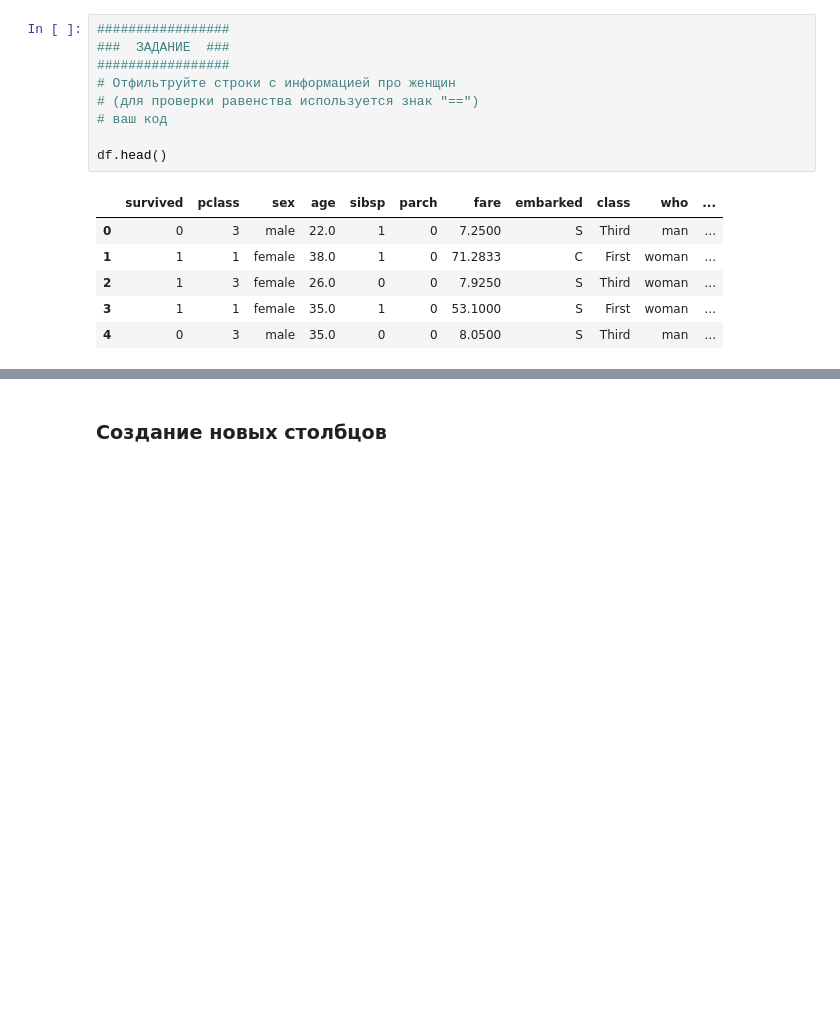
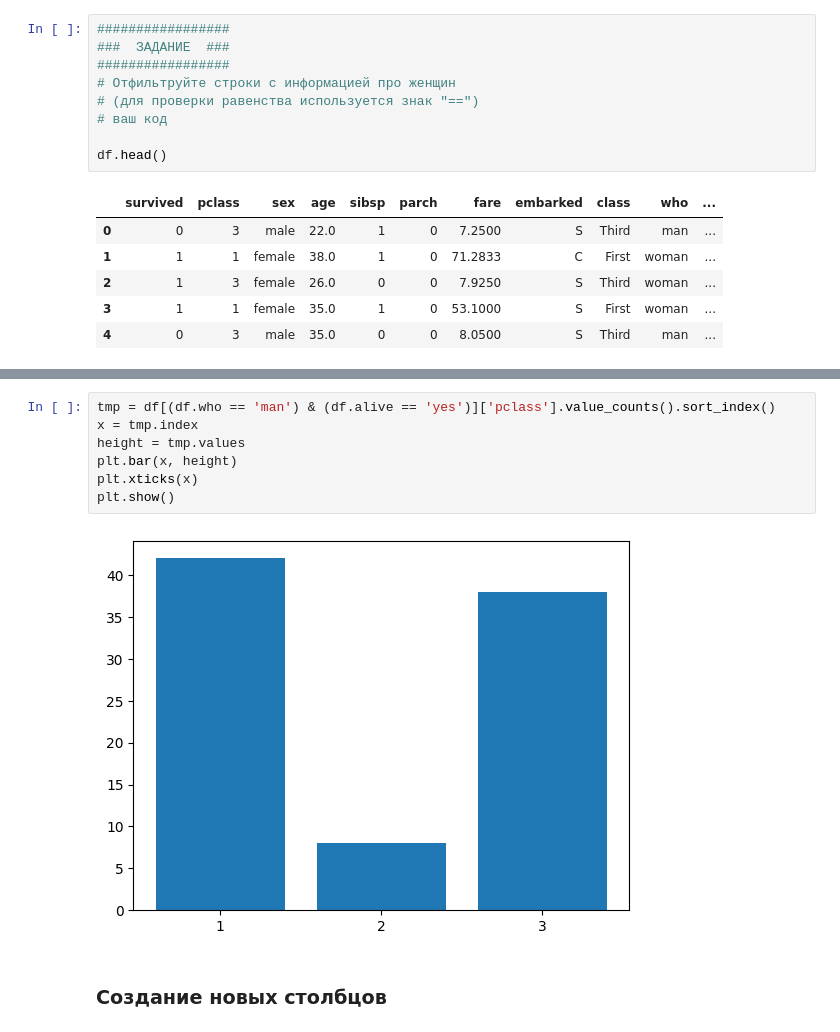
Before and after one commit to igumnov-daniel/HOCK_FEBRUARY_2023, a Jupyter notebook: 08_pandas_CI/08_2_pandas_basics.ipynb, the cells around one changed output, grey strips where cells are left out. Cells and saved outputs as stored; diff of their text form; blank space fills up the shorter version.

```diff
--- a/08_pandas_CI/08_2_pandas_basics.ipynb
+++ b/08_pandas_CI/08_2_pandas_basics.ipynb
@@ -790,3 +1131,12 @@ df.head()
+# %%
+tmp = df[(df.who == 'man') & (df.alive == 'yes')]['pclass'].value_counts().sort_index()
+x = tmp.index
+height = tmp.values
+plt.bar(x, height)
+plt.xticks(x)
+plt.show()
+# %% [output]
+[figure, added]
 # %% [markdown]
 ### Создание новых столбцов
 # %%
```
Also changed, not shown: parts of 52 cells of this notebook.
